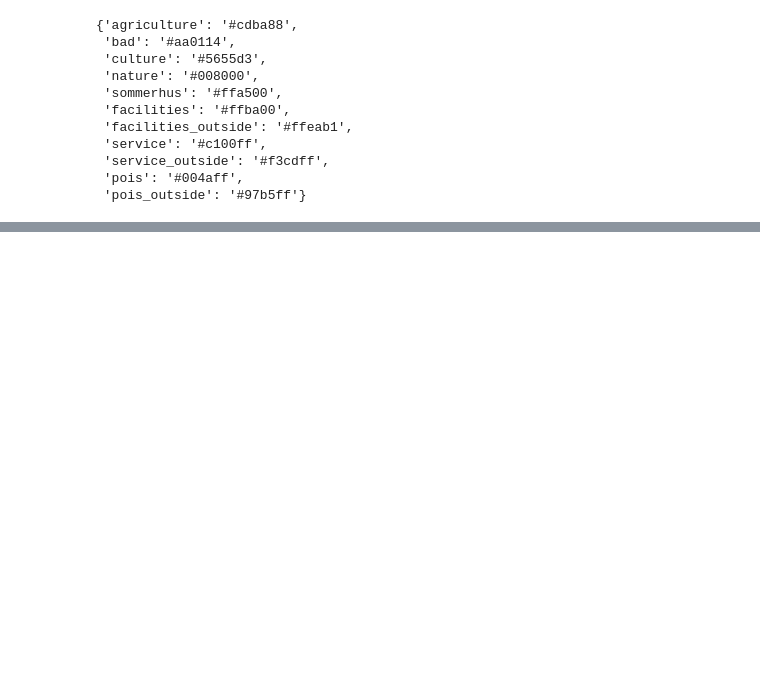
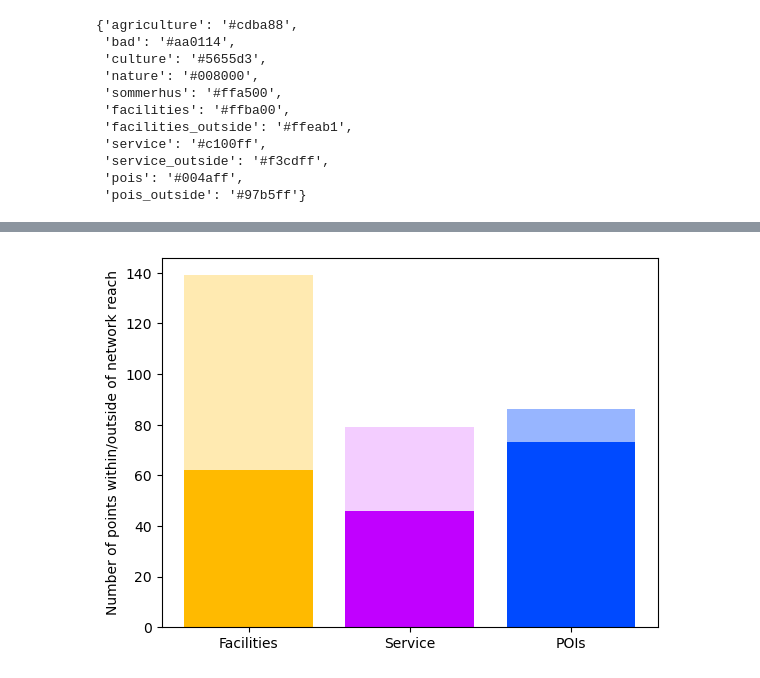
Before and after one commit to anastassiavybornova/knudepunkter, a Jupyter notebook: scripts/07_plot_network_statistics.ipynb, the cells around one changed output, grey strips where cells are left out. Cells and saved outputs as stored; diff of their text form; code cells hidden in the pictures; blank space fills up the shorter version.

```diff
--- a/scripts/07_plot_network_statistics.ipynb
+++ b/scripts/07_plot_network_statistics.ipynb
@@ -299,0 +449,62 @@ fig.savefig(f"../results/plots/evaluation_{study_area}.png", dpi = 300)
+# %%
+fig, ax = plt.subplots(1,1)
+
+# for i in range(1,5):
+#     ax.bar(
+#     i,
+#     round(edges.length.sum()/1000),
+#     color = "grey",
+#     alpha = 0.2,
+#     zorder = 0
+# )
+
+i = 1
+ax.bar(
+    i,
+    len(facilities_within),
+    0.8,
+    color = colors["facilities"]
+    )
+ax.bar(
+    i,
+    len(facilities_within)+len(facilities_outside),
+    0.8,
+    color = colors["facilities_outside"],
+    zorder = 0
+    )
+
+i = 2
+ax.bar(
+    i,
+    len(service_within),
+    0.8,
+    color = colors["service"]
+    )
+ax.bar(
+    i,
+    len(service_outside)+len(service_within),
+    0.8,
+    color = colors["service_outside"],
+    zorder = 0
+    )
+
+i = 3
+ax.bar(
+    i,
+    len(pois_within),
+    0.8,
+    color = colors["pois"]
+    )
+ax.bar(
+    i,
+    len(pois_outside)+len(pois_within),
+    0.8,
+    color = colors["pois_outside"],
+    zorder = 0
+    )
+
+ax.set_xticks([1,2,3], ["Facilities", "Service", "POIs"])
+ax.set_ylabel("Number of points within/outside of network reach")
+fig.savefig("../results/plots/eval_point.png", dpi = 300, bbox_inches = "tight")
+# %% [output]
+[figure, added]
```
Also changed, not shown: parts of 8 cells of this notebook.
